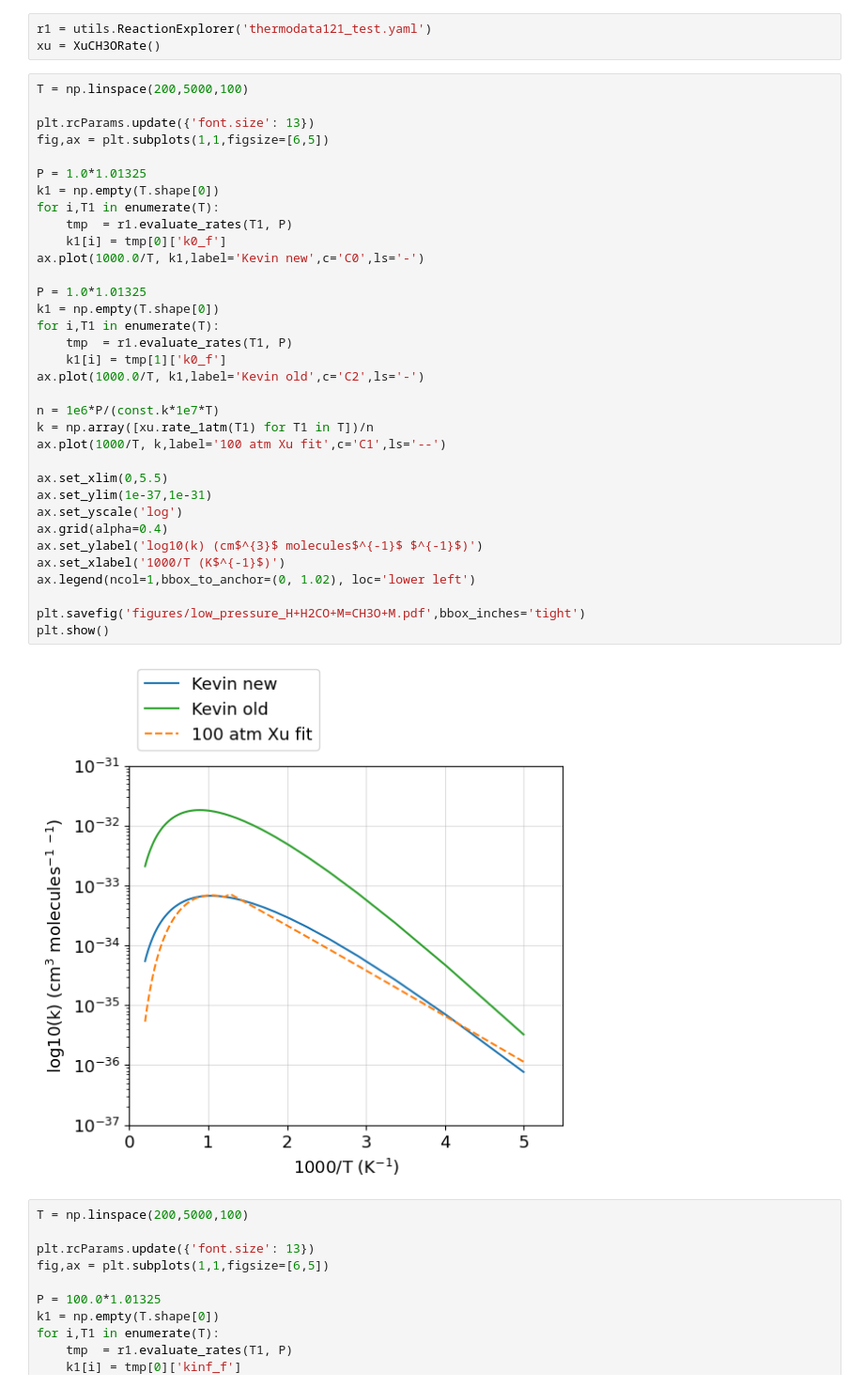
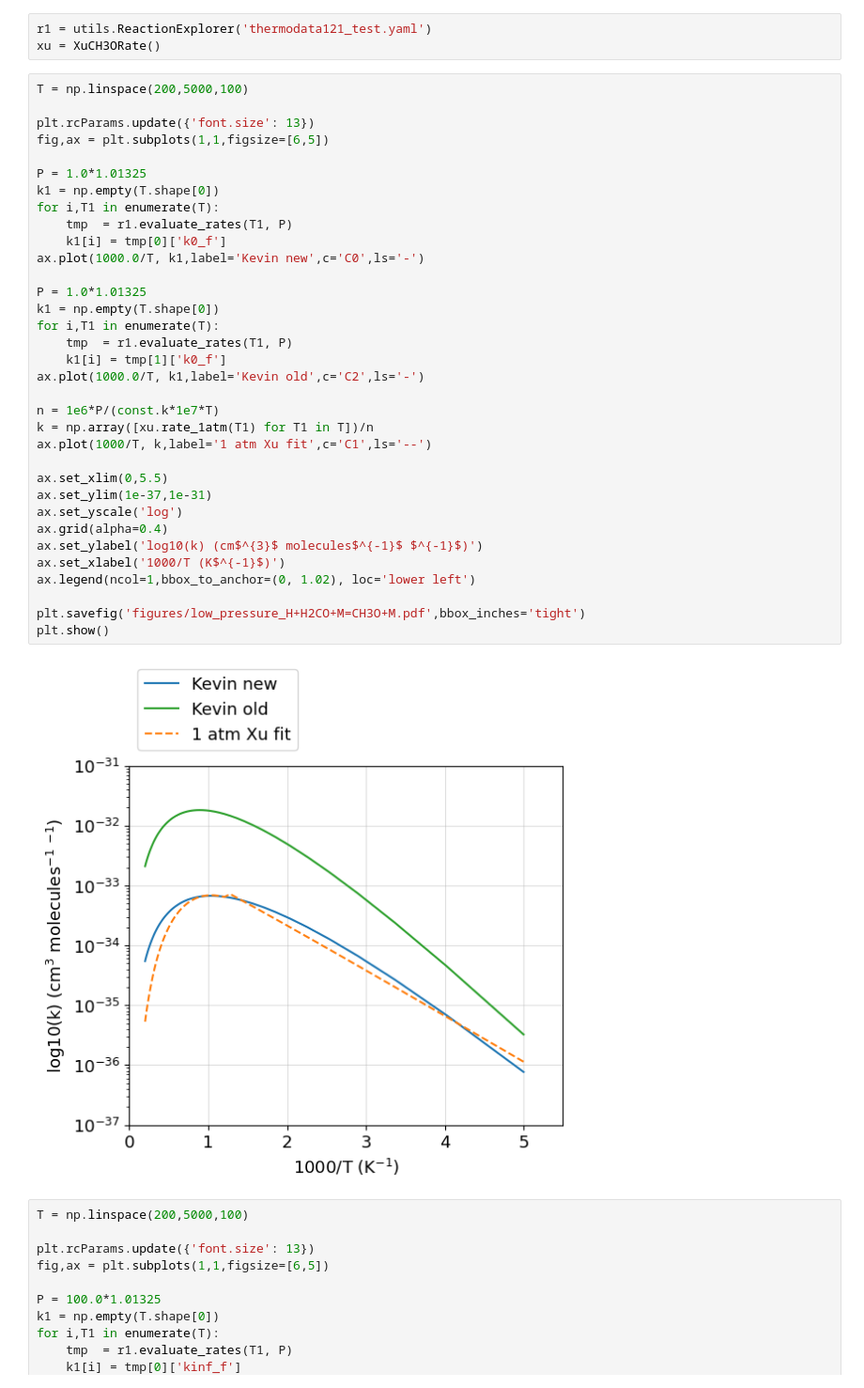
Before and after one commit to Nicholaswogan/RateExplorer, a Jupyter notebook: experiments/10-02-23/rates.ipynb, the cells around one changed output. Shown at 94% size. Saved outputs shown, nothing was run; the diff lists cells and outputs as text.

```diff
--- a/experiments/10-02-23/rates.ipynb
+++ b/experiments/10-02-23/rates.ipynb
@@ -20,35 +20,35 @@ plt.rcParams.update({'font.size': 13})
 fig,ax = plt.subplots(1,1,figsize=[6,5])
 
 P = 1.0*1.01325
 k1 = np.empty(T.shape[0])
 for i,T1 in enumerate(T):
     tmp  = r1.evaluate_rates(T1, P)
     k1[i] = tmp[0]['k0_f']
 ax.plot(1000.0/T, k1,label='Kevin new',c='C0',ls='-')
 
 P = 1.0*1.01325
 k1 = np.empty(T.shape[0])
 for i,T1 in enumerate(T):
     tmp  = r1.evaluate_rates(T1, P)
     k1[i] = tmp[1]['k0_f']
 ax.plot(1000.0/T, k1,label='Kevin old',c='C2',ls='-')
 
 n = 1e6*P/(const.k*1e7*T)
 k = np.array([xu.rate_1atm(T1) for T1 in T])/n
-ax.plot(1000/T, k,label='100 atm Xu fit',c='C1',ls='--')
+ax.plot(1000/T, k,label='1 atm Xu fit',c='C1',ls='--')
 
 ax.set_xlim(0,5.5)
 ax.set_ylim(1e-37,1e-31)
 ax.set_yscale('log')
 ax.grid(alpha=0.4)
 ax.set_ylabel('log10(k) (cm$^{3}$ molecules$^{-1}$ $^{-1}$)')
 ax.set_xlabel('1000/T (K$^{-1}$)')
 ax.legend(ncol=1,bbox_to_anchor=(0, 1.02), loc='lower left')
 
 plt.savefig('figures/low_pressure_H+H2CO+M=CH3O+M.pdf',bbox_inches='tight')
 plt.show()
 # %% [output]
-[figure, old version]
+[figure, new version]
 # %%
 T = np.linspace(200,5000,100)
 
```
Also changed, not shown: 1 other file.
